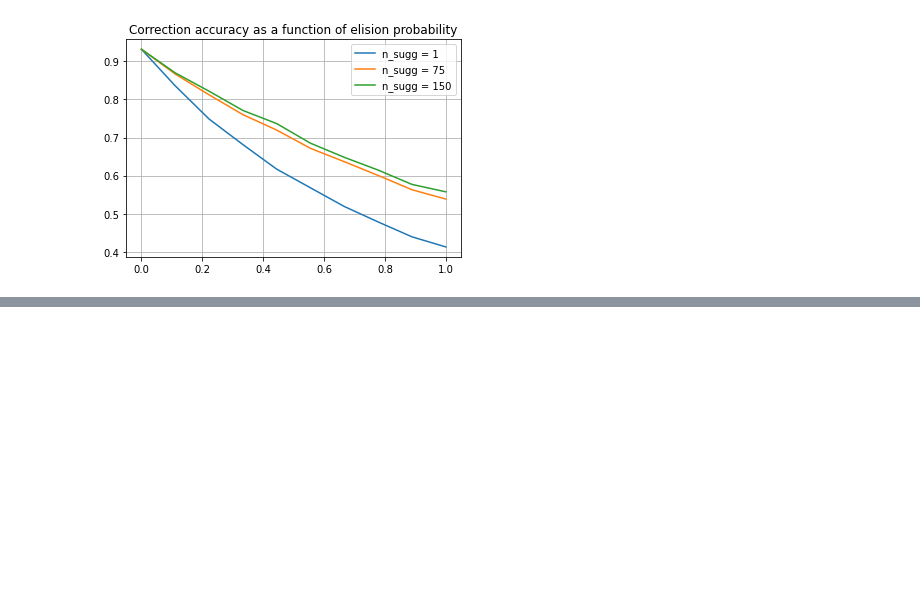
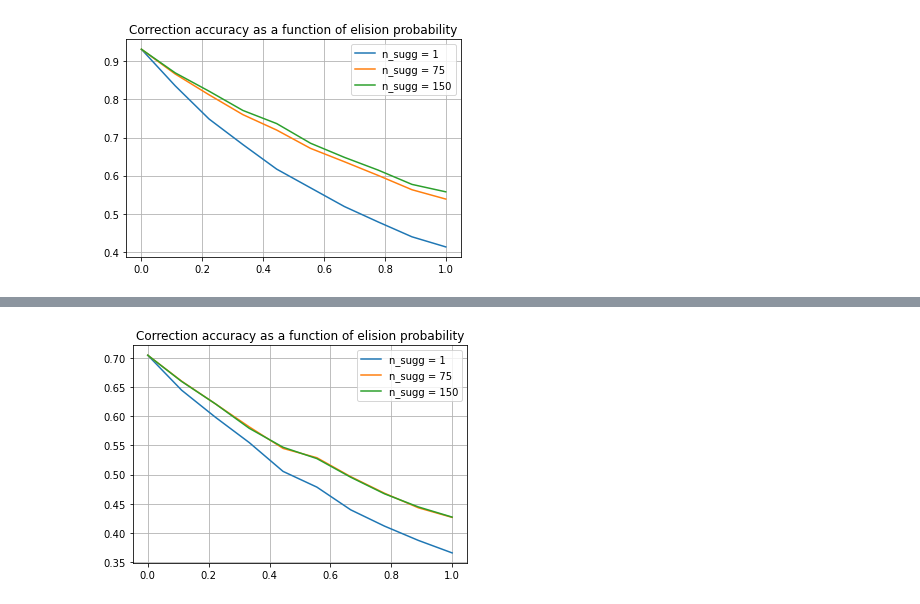
Before and after one commit to SaraNordin/NLP, a Jupyter notebook: Project5/FinalProject.ipynb, the cells around one changed output, grey strips where cells are left out. Drawn from its saved outputs; the diff is of its cells as text; code cells hidden in the pictures; blank space fills up the shorter version.

```diff
--- a/Project5/FinalProject.ipynb
+++ b/Project5/FinalProject.ipynb
@@ -983,0 +952,12 @@ def remove_excl_entries(entries, count, excl_lines):
+# %%
+elision_probs = np.linspace(0, 1, 10)
+suggestion_vec = [1, 75, 150]
+
+corr_vec = evaluation_pipeline("wikipedia.txt", 'utf-8', elisionArray, elision_probs, max_lines = 2000,
+                               ignore_list = ignore, suggestion_vec = suggestion_vec,
+                               tokenizer = tokenizer, model = model, verbose = False)
+
+step = len(suggestion_vec)
+corr_wiki_1 = corr_vec[::step]
+corr_wiki_2 = corr_vec[1::step]
+corr_wiki_3 = corr_vec[2::step]
@@ -983,0 +977,10 @@ def remove_excl_entries(entries, count, excl_lines):
+# %%
+plt.plot(elision_probs, corr_wiki_1, label = "n_sugg = " + str(suggestion_vec[0]))
+plt.plot(elision_probs, corr_wiki_2, label = "n_sugg = " + str(suggestion_vec[1]))
+plt.plot(elision_probs, corr_wiki_3, label = "n_sugg = " + str(suggestion_vec[2]))
+plt.title("Correction accuracy as a function of elision probability")
+plt.grid(True)
+plt.legend()
+plt.savefig('elision_prob_wiki.png')
+# %% [output]
+[figure, added]
```
Also changed, not shown: parts of 38 cells of this notebook, 2 other files.
